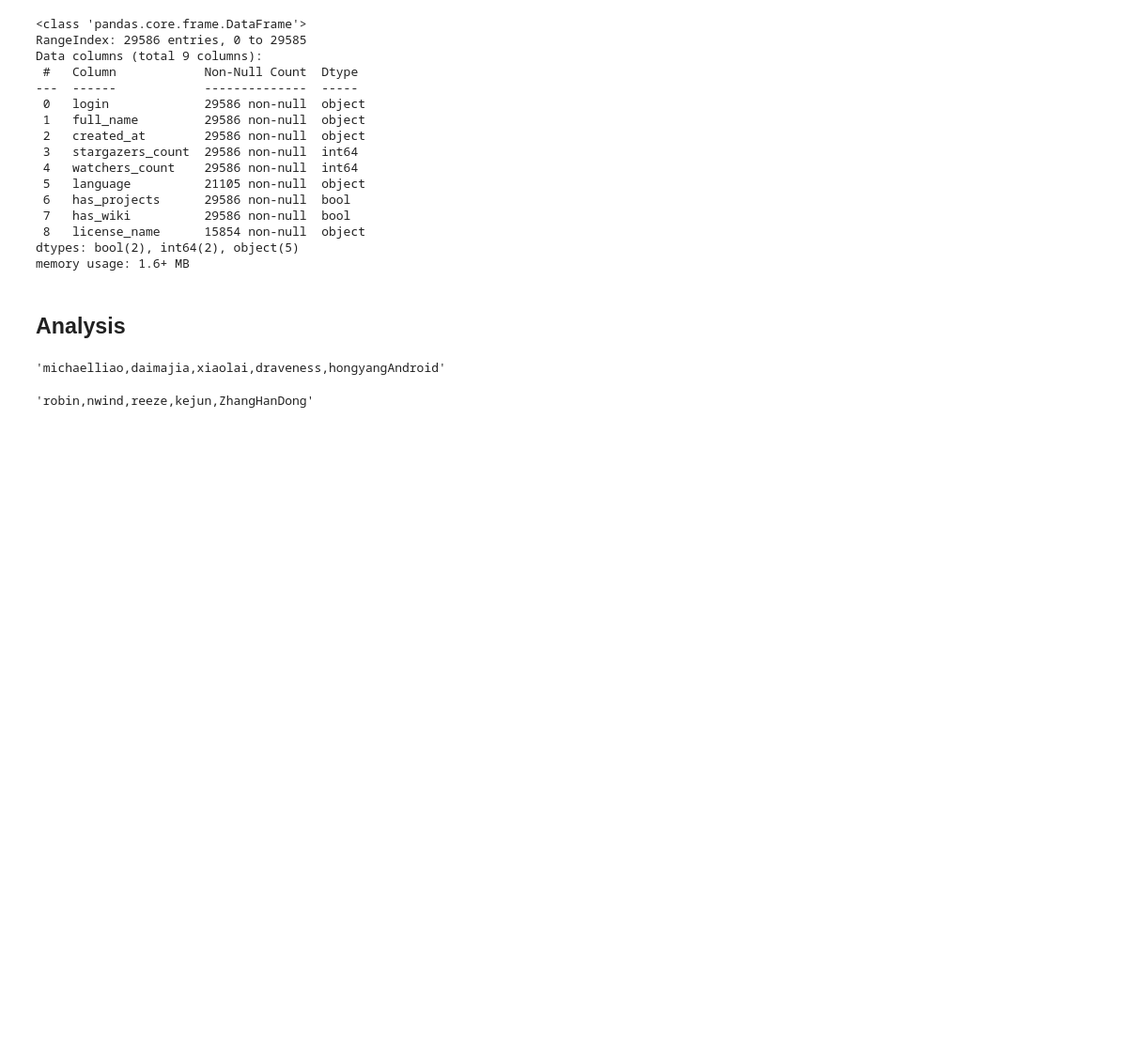
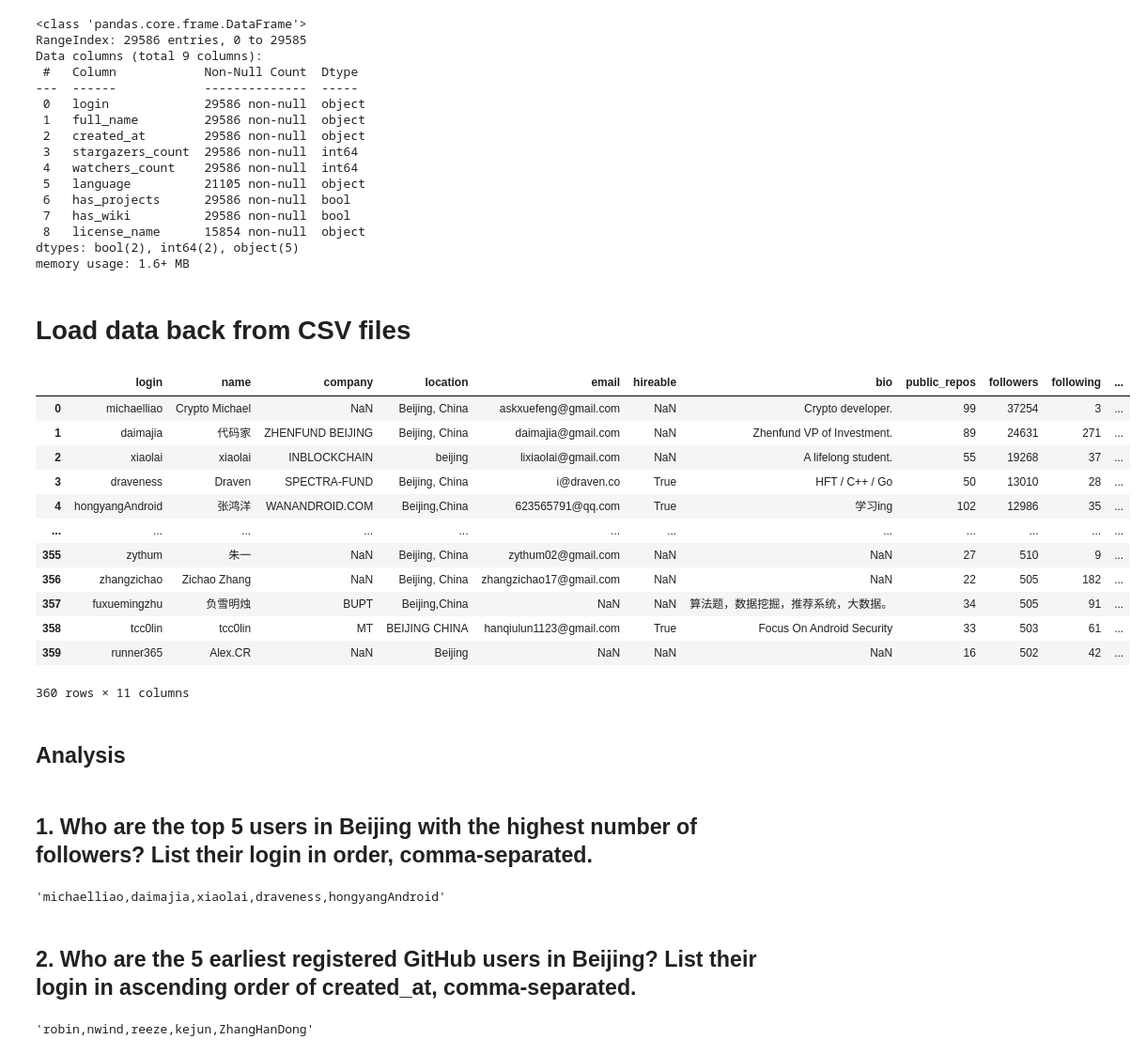
Before and after one commit to tuxdna/tds-project1, a Jupyter notebook: notebook.ipynb, the cells around one changed output. Shown: that part at 94% size. Drawn from its saved outputs; the diff is of its cells as text; code cells hidden in the pictures; blank space fills up the shorter version.

```diff
--- a/notebook.ipynb
+++ b/notebook.ipynb
@@ -388,6 +388,29 @@ Data columns (total 9 columns):
  8   license_name      15854 non-null  object
 dtypes: bool(2), int64(2), object(5)
 memory usage: 1.6+ MB
+# %% [markdown]
+# Load data back from CSV files
+# %%
+# df_user_profiles.to_csv("users.csv", index=False)
+df_all_repos = pd.read_csv("repositories.csv")
+df_user_profiles = pd.read_csv("users.csv")
+df_user_profiles
+# %% [output]
+|  | login | name | company | location | email | hireable | bio | public_repos | followers | following | ... |
+| 0 | michaelliao | Crypto Michael | NaN | Beijing, China | askxuefeng@gmail.com | NaN | Crypto developer. | 99 | 37254 | 3 | ... |
+| 1 | daimajia | 代码家 | ZHENFUND BEIJING | Beijing, China | daimajia@gmail.com | NaN | Zhenfund VP of Investment. | 89 | 24631 | 271 | ... |
+| 2 | xiaolai | xiaolai | INBLOCKCHAIN | beijing | lixiaolai@gmail.com | NaN | A lifelong student. | 55 | 19268 | 37 | ... |
+| 3 | draveness | Draven | SPECTRA-FUND | Beijing, China | i@draven.co | True | HFT / C++ / Go | 50 | 13010 | 28 | ... |
+| 4 | hongyangAndroid | 张鸿洋 | WANANDROID.COM | Beijing,China | 623565791@qq.com | True | 学习ing | 102 | 12986 | 35 | ... |
+| ... | ... | ... | ... | ... | ... | ... | ... | ... | ... | ... | ... |
+| 355 | zythum | 朱一 | NaN | Beijing, China | zythum02@gmail.com | NaN | NaN | 27 | 510 | 9 | ... |
+| 356 | zhangzichao | Zichao Zhang | NaN | Beijing, China | zhangzichao17@gmail.com | NaN | NaN | 22 | 505 | 182 | ... |
+| 357 | fuxuemingzhu | 负雪明烛 | BUPT | Beijing,China | NaN | NaN | 算法题，数据挖掘，推荐系统，大数据。 | 34 | 505 | 91 | ... |
+| 358 | tcc0lin | tcc0lin | MT | BEIJING CHINA | hanqiulun1123@gmail.com | True | Focus On Android Security | 33 | 503 | 61 | ... |
+| 359 | runner365 | Alex.CR | NaN | Beijing | NaN | NaN | NaN | 16 | 502 | 42 | ... |
+360 rows × 11 columns
 # %% [markdown]
 ## Analysis
+# %% [markdown]
+## 1. Who are the top 5 users in Beijing with the highest number of followers? List their login in order, comma-separated.
 # %%
@@ -399,4 +421,6 @@ users_list = df_filtered["login"].values
 # df_filtered
 # %% [output]
 'michaelliao,daimajia,xiaolai,draveness,hongyangAndroid'
+# %% [markdown]
+## 2. Who are the 5 earliest registered GitHub users in Beijing? List their login in ascending order of created_at, comma-separated.
 # %%
```
Also changed, not shown: parts of 38 cells of this notebook.
